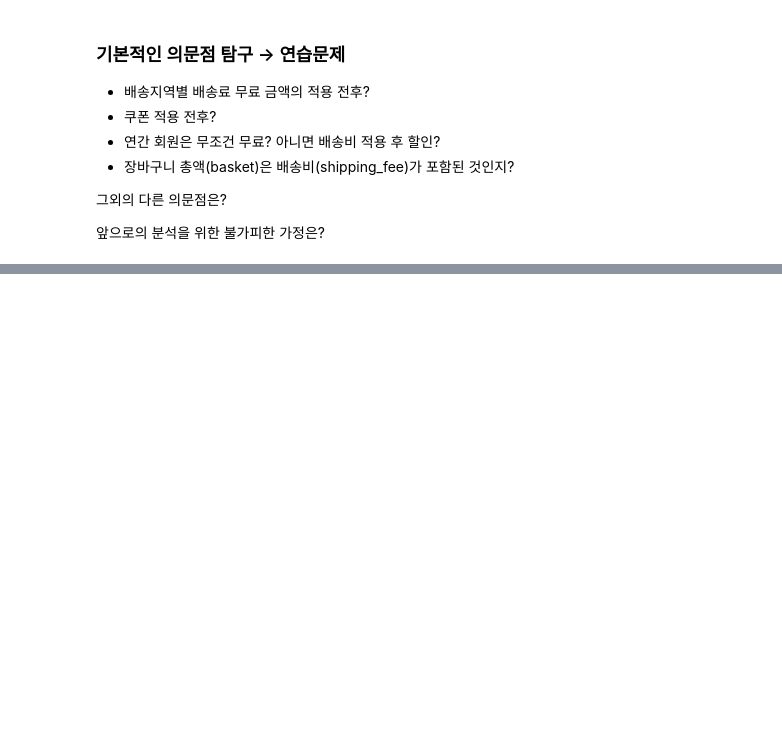
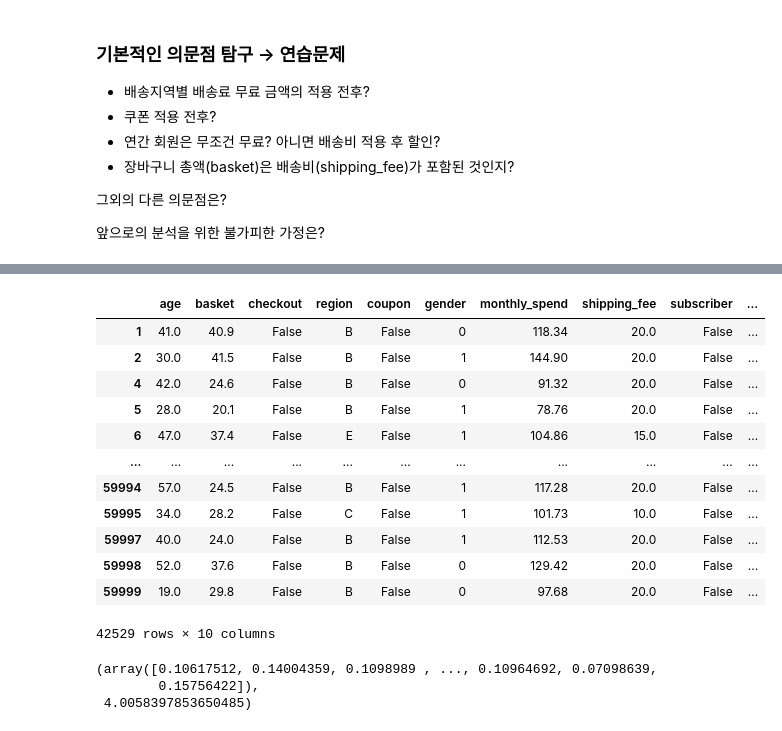
Before and after one commit to ksydata/HanaDTUniv_ToyObject, a Jupyter notebook: HanaDT_ML_commerce.ipynb, the cells around one changed output, grey strips where cells are left out. Cells and saved outputs as stored; diff of their text form; code cells hidden in the pictures; blank space fills up the shorter version.

```diff
--- a/HanaDT_ML_commerce.ipynb
+++ b/HanaDT_ML_commerce.ipynb
@@ -310,0 +376,5 @@ data_commerce
+# %%
+data_commerce, data_users = EDA.importData(
+    path_data_commerce = "/content/drive/MyDrive/HanaFinanceDT/gooppang.csv",
+    path_data_current_users = "/content/drive/MyDrive/HanaFinanceDT/current_users.csv"
+)
@@ -310,0 +420,19 @@ data_commerce
+# %%
+data_commerce.loc[
+    lambda data: (~ data["coupon"]) & (~ data["subscriber"])
+]
+  # 쿠폰받은 사람과 구독자를 제외하고 나면 장바구니 크기와 배송비 간 상관관계가 문제가 된다(장바구니 금액에는 배송비가 포함되어 있지 않다고 가정)
+# %% [output]
+|  | age | basket | checkout | region | coupon | gender | monthly_spend | shipping_fee | subscriber | ... |
+| 1 | 41.0 | 40.9 | False | B | False | 0 | 118.34 | 20.0 | False | ... |
+| 2 | 30.0 | 41.5 | False | B | False | 1 | 144.90 | 20.0 | False | ... |
+| 4 | 42.0 | 24.6 | False | B | False | 0 | 91.32 | 20.0 | False | ... |
+| 5 | 28.0 | 20.1 | False | B | False | 1 | 78.76 | 20.0 | False | ... |
+| 6 | 47.0 | 37.4 | False | E | False | 1 | 104.86 | 15.0 | False | ... |
+| ... | ... | ... | ... | ... | ... | ... | ... | ... | ... | ... |
+| 59994 | 57.0 | 24.5 | False | B | False | 1 | 117.28 | 20.0 | False | ... |
+| 59995 | 34.0 | 28.2 | False | C | False | 1 | 101.73 | 10.0 | False | ... |
+| 59997 | 40.0 | 24.0 | False | B | False | 1 | 112.53 | 20.0 | False | ... |
+| 59998 | 52.0 | 37.6 | False | B | False | 0 | 129.42 | 20.0 | False | ... |
+| 59999 | 19.0 | 29.8 | False | B | False | 0 | 97.68 | 20.0 | False | ... |
+42529 rows × 10 columns
@@ -310,0 +500,9 @@ data_commerce
+# %%
+ML.PreprocessingSklearner(
+    categorical_list = ["region", "gender"],
+    numeric_list = ["age", "monthly_spend", "tenure"]
+)
+# %% [output]
+(array([0.10617512, 0.14004359, 0.1098989 , ..., 0.10964692, 0.07098639,
+        0.15756422]),
+ 4.0058397853650485)
```
Also changed, not shown: parts of 17 cells of this notebook.
